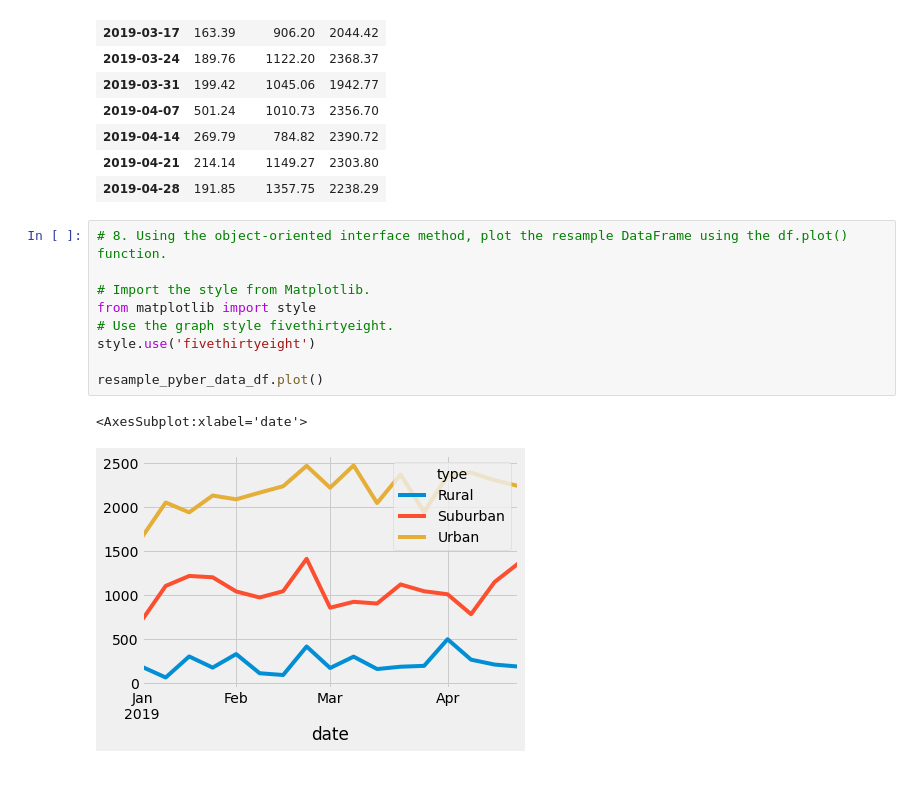
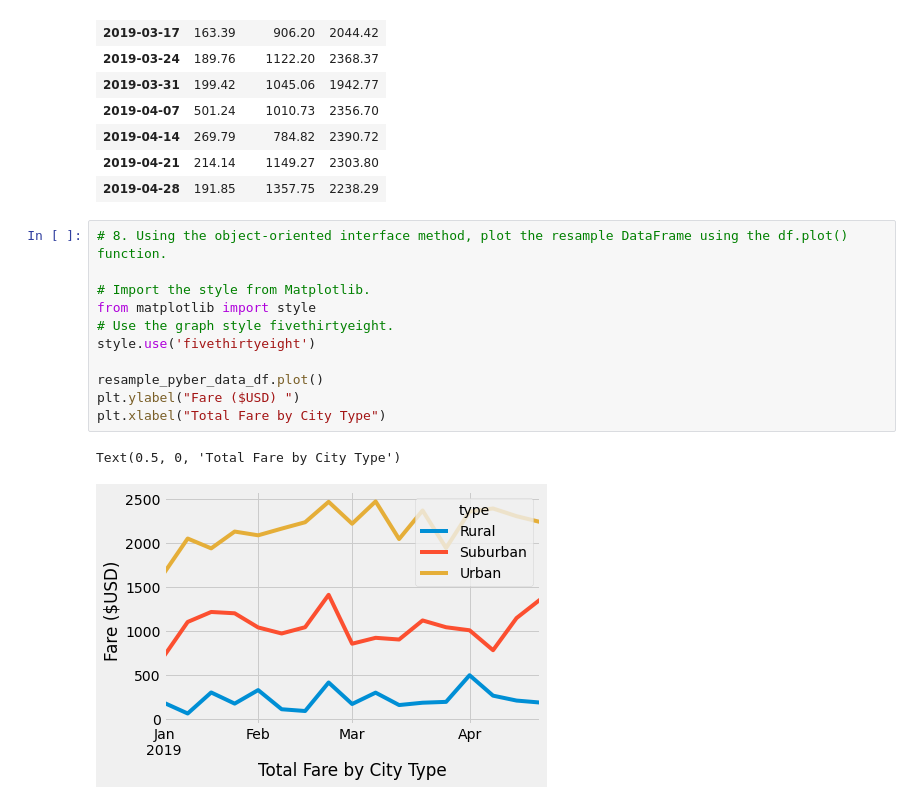
Before and after one commit to AForbis/PyBer_Analysis, a Jupyter notebook: PyBer_Challenge.ipynb, the cells around one changed output. Saved outputs shown, nothing was run; the diff lists cells and outputs as text.

Commit message:
still annotating chart

```diff
--- a/PyBer_Challenge.ipynb
+++ b/PyBer_Challenge.ipynb
@@ -282,12 +282,14 @@ resample_pyber_data_df
 # %%
 # 8. Using the object-oriented interface method, plot the resample DataFrame using the df.plot() function.
 
 # Import the style from Matplotlib.
 from matplotlib import style
 # Use the graph style fivethirtyeight.
 style.use('fivethirtyeight')
 
 resample_pyber_data_df.plot()
+plt.ylabel("Fare ($USD) ")
+plt.xlabel("Total Fare by City Type")
 # %% [output]
-<AxesSubplot:xlabel='date'>
+Text(0.5, 0, 'Total Fare by City Type')
-[figure, old version]
+[figure, new version]
```
